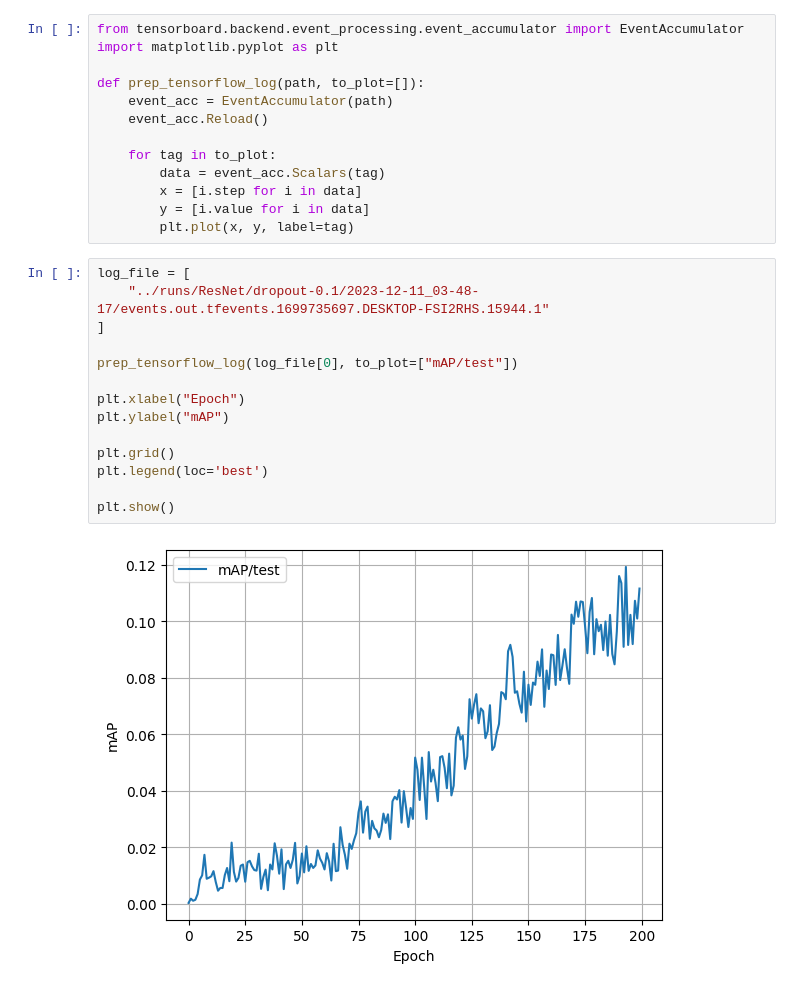
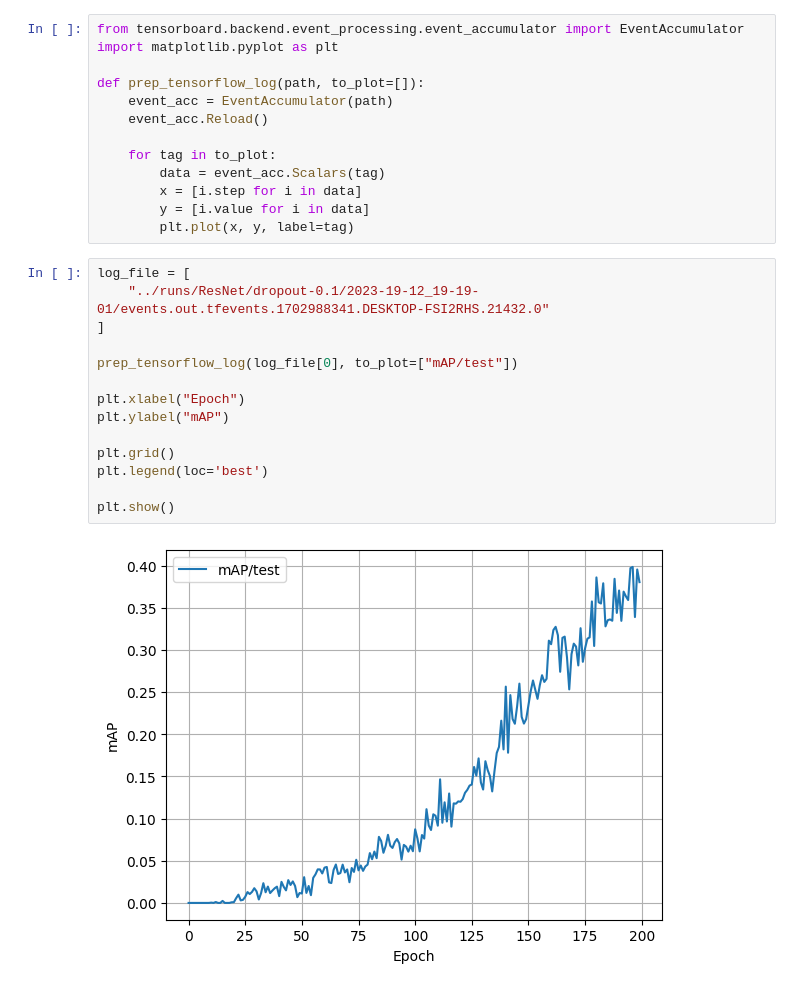
Before and after one commit to AncuL001/Skripsi-Fauzan_Azmi_Dwicahyo, a Jupyter notebook: yolov1_impl/_test_perf_plotter.ipynb, the cells around one changed output. Drawn from its saved outputs; the diff is of its cells as text.

```diff
--- a/yolov1_impl/_test_perf_plotter.ipynb
+++ b/yolov1_impl/_test_perf_plotter.ipynb
@@ -13,17 +13,17 @@ def prep_tensorflow_log(path, to_plot=[]):
         plt.plot(x, y, label=tag)
 # %%
 log_file = [
-    "../runs/ResNet/dropout-0.1/2023-12-11_03-48-17/events.out.tfevents.1699735697.DESKTOP-FSI2RHS.15944.1"
+    "../runs/ResNet/dropout-0.1/2023-19-12_19-19-01/events.out.tfevents.1702988341.DESKTOP-FSI2RHS.21432.0"
 ]
 
 prep_tensorflow_log(log_file[0], to_plot=["mAP/test"])
 
 plt.xlabel("Epoch")
 plt.ylabel("mAP")
 
 plt.grid()
 plt.legend(loc='best')
 
 plt.show()
 # %% [output]
-[figure, old version]
+[figure, new version]
```
Also changed, not shown: 14 other files.
